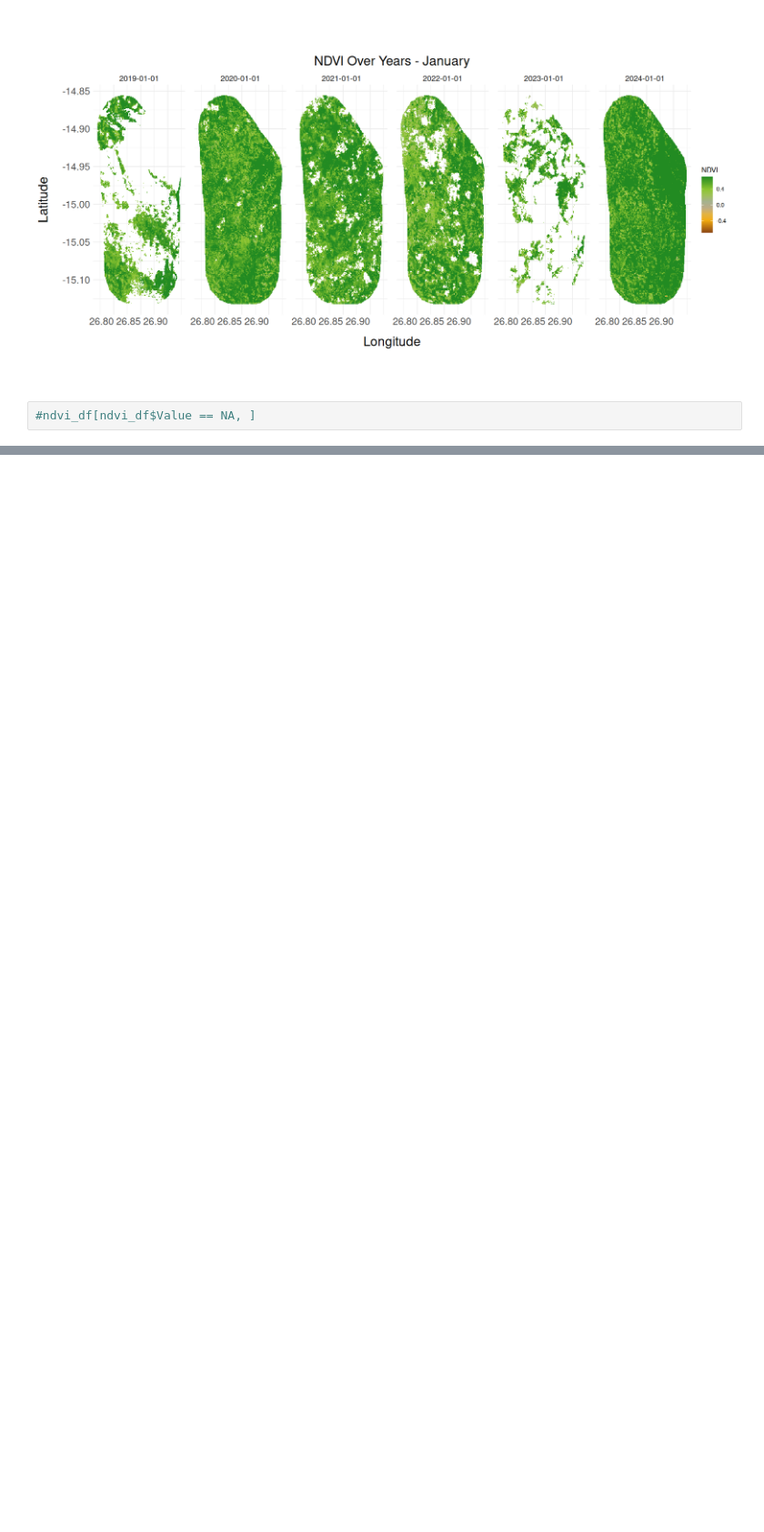
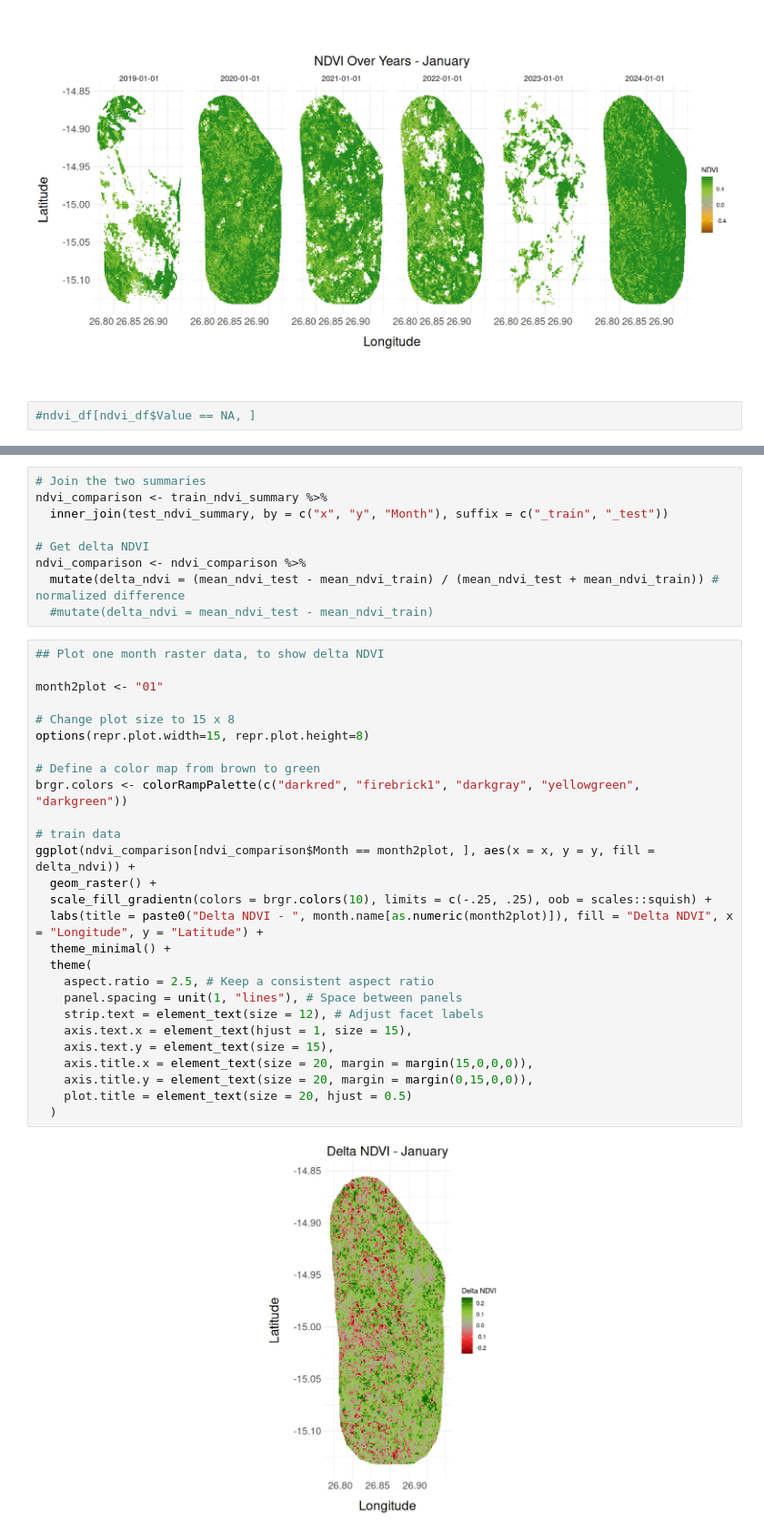
Before and after one commit to SensingClues/correlaid-environmental-time-series, a Jupyter notebook: notebooks/zambia_ndvi_heatmap.ipynb, the cells around one changed output, grey strips where cells are left out. Shown at 91% size. Drawn from its saved outputs; the diff is of its cells as text; blank space fills up the shorter version.

Commit message:
added delta NDVI map to notebook

```diff
--- a/notebooks/zambia_ndvi_heatmap.ipynb
+++ b/notebooks/zambia_ndvi_heatmap.ipynb
@@ -151,0 +171,38 @@ ggplot(ndvi_df[ndvi_df$Month == month2plot, ], aes(x = x, y = y, fill = Value))
+# %%
+# Join the two summaries
+ndvi_comparison <- train_ndvi_summary %>%
+  inner_join(test_ndvi_summary, by = c("x", "y", "Month"), suffix = c("_train", "_test"))
+
+# Get delta NDVI
+ndvi_comparison <- ndvi_comparison %>%
+  mutate(delta_ndvi = (mean_ndvi_test - mean_ndvi_train) / (mean_ndvi_test + mean_ndvi_train)) # normalized difference
+  #mutate(delta_ndvi = mean_ndvi_test - mean_ndvi_train)
+# %%
+## Plot one month raster data, to show delta NDVI
+
+month2plot <- "01"
+
+# Change plot size to 15 x 8
+options(repr.plot.width=15, repr.plot.height=8)
+
+# Define a color map from brown to green
+brgr.colors <- colorRampPalette(c("darkred", "firebrick1", "darkgray", "yellowgreen", "darkgreen"))
+
+# train data
+ggplot(ndvi_comparison[ndvi_comparison$Month == month2plot, ], aes(x = x, y = y, fill = delta_ndvi)) +
+  geom_raster() +
+  scale_fill_gradientn(colors = brgr.colors(10), limits = c(-.25, .25), oob = scales::squish) +
+  labs(title = paste0("Delta NDVI - ", month.name[as.numeric(month2plot)]), fill = "Delta NDVI", x = "Longitude", y = "Latitude") +
+  theme_minimal() +
+  theme(
+    aspect.ratio = 2.5, # Keep a consistent aspect ratio
+    panel.spacing = unit(1, "lines"), # Space between panels
+    strip.text = element_text(size = 12), # Adjust facet labels
+    axis.text.x = element_text(hjust = 1, size = 15),
+    axis.text.y = element_text(size = 15),
+    axis.title.x = element_text(size = 20, margin = margin(15,0,0,0)),
+    axis.title.y = element_text(size = 20, margin = margin(0,15,0,0)),
+    plot.title = element_text(size = 20, hjust = 0.5)
+  )
+# %% [output]
+[figure, added]
```
Also changed, not shown: parts of 2 cells of this notebook.
